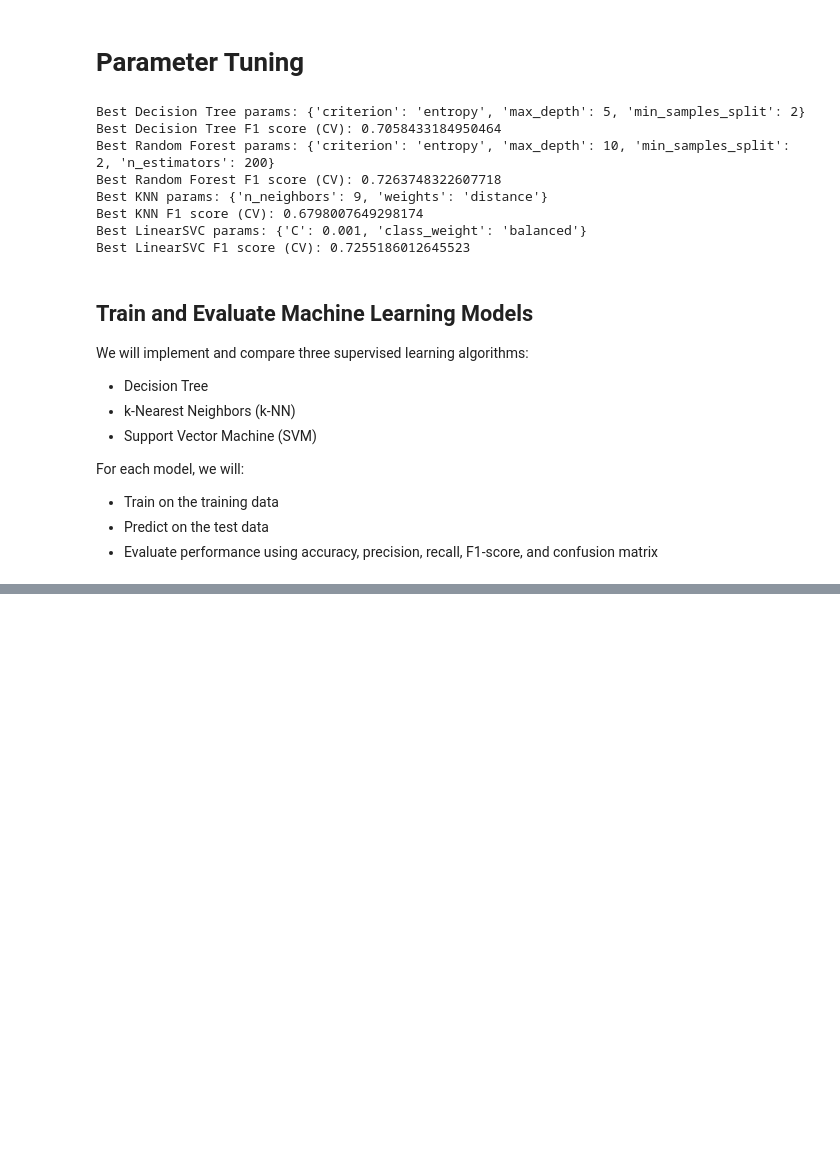
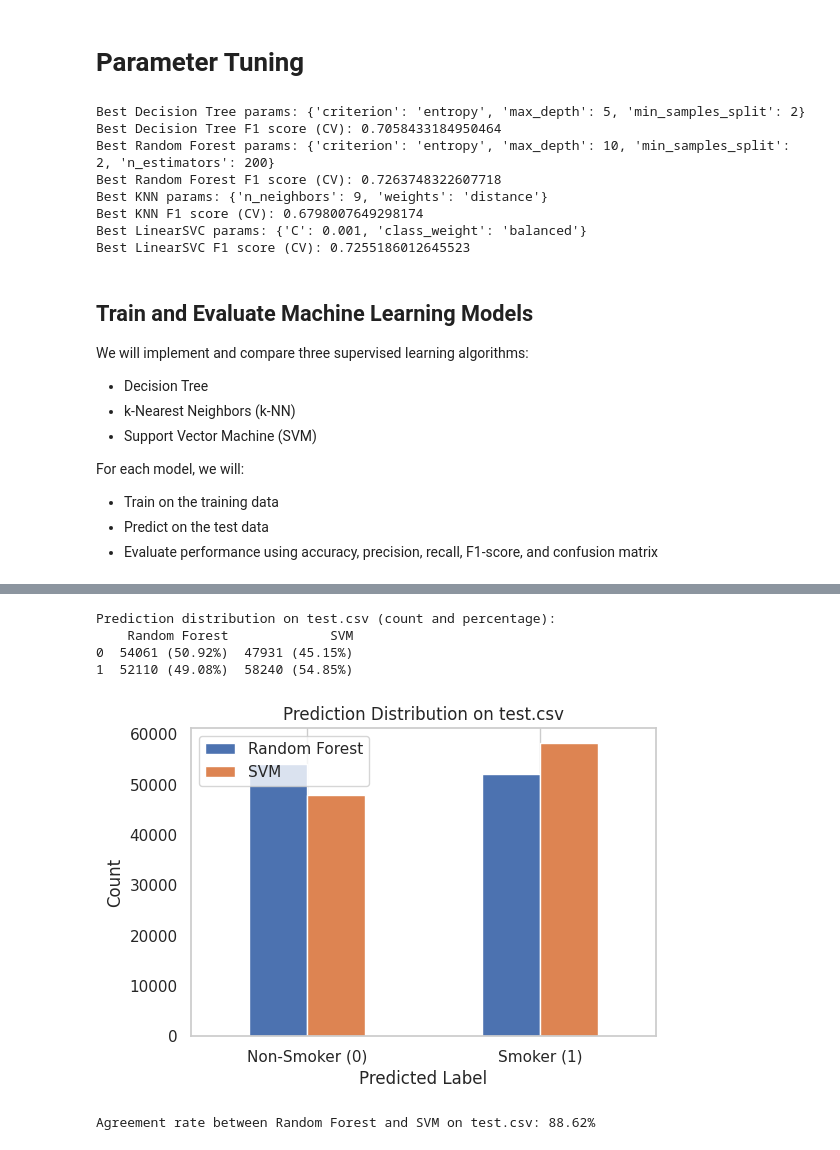
Before and after one commit to goncalosamp27/IA-FEUP, a Jupyter notebook: Project2/smoking_predictions.ipynb, the cells around one changed output, grey strips where cells are left out. Drawn from its saved outputs; the diff is of its cells as text; code cells hidden in the pictures; blank space fills up the shorter version.

Commit message:
added test.csv prediction and analysis

```diff
--- a/Project2/smoking_predictions.ipynb
+++ b/Project2/smoking_predictions.ipynb
@@ -507,0 +511,80 @@ Linear Support Vector Machine          0.157068         0.001024
+# %%
+# Load test.csv
+test_df = pd.read_csv('./original/test.csv')
+test_ids = test_df['id'].reset_index(drop=True)
+
+# Drop the same irrelevant features as in train
+test_df = test_df.drop(columns=final_irrelevant_features, errors='ignore')
+test_df = test_df.drop(columns=['id'], errors='ignore')
+
+# Apply the same scaler as for train
+X_test_final = scaler.transform(test_df)
+
+# Predict with Random Forest and SVM
+rf_pred = rf_grid.best_estimator_.predict(X_test_final)
+svm_pred = svc_grid.best_estimator_.predict(X_test_final)
+
+# Random Forest
+rf_submission = pd.DataFrame({
+    'id': test_ids,
+    'Predicted Label': rf_pred
+})
+rf_submission.to_csv('original/predictions/final_test_predictions_rf.csv', index=False)
+
+# SVM
+svm_submission = pd.DataFrame({
+    'id': test_ids,
+    'Predicted Label': svm_pred
+})
+svm_submission.to_csv('original/predictions/final_test_predictions_svm.csv', index=False)
+
+# Comparison table
+comparison_df = pd.DataFrame({
+    'id': test_ids,
+    'RandomForest_Pred': rf_pred,
+    'SVM_Pred': svm_pred
+})
+comparison_df.to_csv('original/predictions/test_predictions_comparison.csv', index=False)
+
+# --- ANALYSIS: Prediction Distribution and Agreement ---
+
+# Table: prediction counts and percentages
+rf_counts = pd.Series(rf_pred).value_counts().sort_index()
+svm_counts = pd.Series(svm_pred).value_counts().sort_index()
+pred_dist = pd.DataFrame({'Random Forest': rf_counts, 'SVM': svm_counts}).fillna(0).astype(int)
+total = len(test_ids)
+pred_percent = pred_dist.apply(lambda x: (x / total * 100).round(2)).astype(str) + '%'
+pred_dist_with_percent = pred_dist.astype(str) + ' (' + pred_percent + ')'
+print("Prediction distribution on test.csv (count and percentage):")
+print(pred_dist_with_percent)
+
+# Bar plot
+pred_dist.plot(kind='bar', figsize=(6,4))
+plt.title('Prediction Distribution on test.csv')
+plt.xlabel('Predicted Label')
+plt.ylabel('Count')
+plt.xticks([0,1], ['Non-Smoker (0)', 'Smoker (1)'], rotation=0)
+plt.grid(axis='y')
+plt.show()
+
+# Agreement analysis
+agreement = (rf_pred == svm_pred)
+agreement_rate = agreement.mean()
+print(f"Agreement rate between Random Forest and SVM on test.csv: {agreement_rate:.2%}")
+
+# Table of agreement/disagreement (as a heatmap)
+agreement_table = pd.crosstab(rf_pred, svm_pred, rownames=['Random Forest'], colnames=['SVM'])
+
+plt.figure(figsize=(4,3))
+sns.heatmap(agreement_table, annot=True, fmt='d', cmap='Blues', cbar=False)
+plt.title('Agreement Table: Random Forest vs SVM')
+plt.xlabel('SVM Predicted Label')
+plt.ylabel('Random Forest Predicted Label')
+plt.show()
+# %% [output]
+Prediction distribution on test.csv (count and percentage):
+    Random Forest             SVM
+0  54061 (50.92%)  47931 (45.15%)
+1  52110 (49.08%)  58240 (54.85%)
+[figure, added]
+Agreement rate between Random Forest and SVM on test.csv: 88.62%
```
Also changed, not shown: parts of 5 cells of this notebook, 3 other files.
